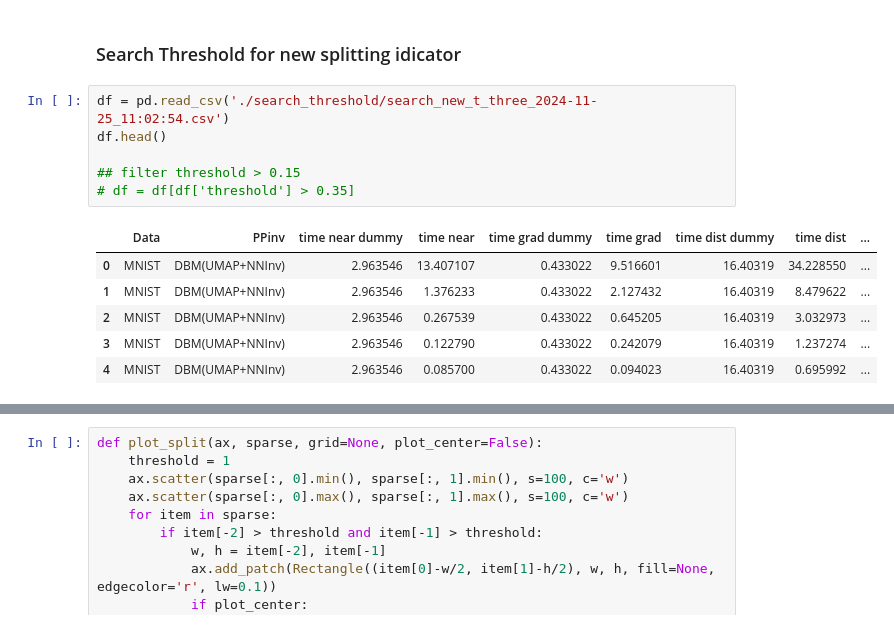
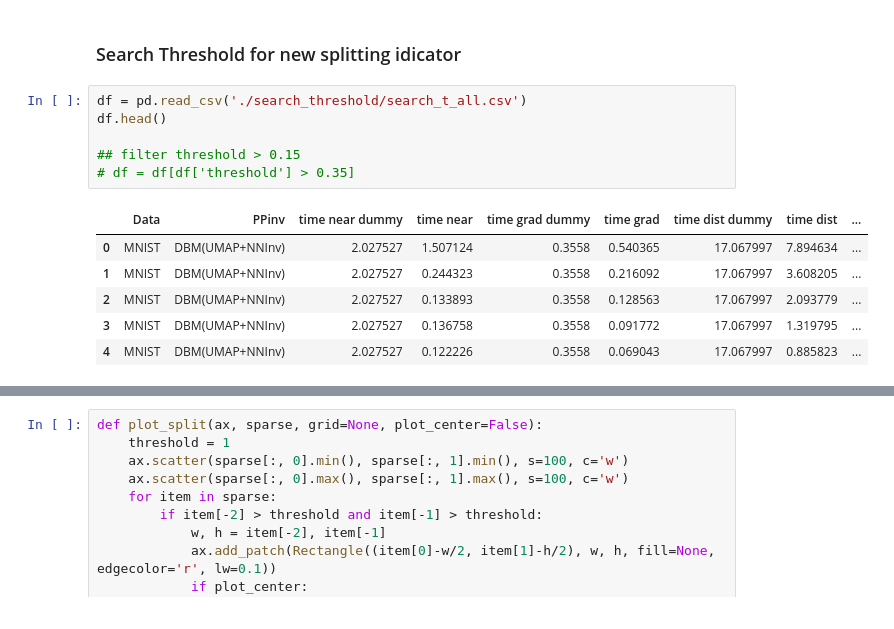
Before and after one commit to wuyuyu1024/map_builder, a Jupyter notebook: results/plot.results.ipynb, the cells around one changed output, grey strips where cells are left out. Cells and saved outputs as stored; diff of their text form.

```diff
--- a/results/plot.results.ipynb
+++ b/results/plot.results.ipynb
@@ -60,15 +60,15 @@ SVM                 $Cons_p$           0.059677  0.036438  0.089264
 # %% [markdown]
 ### Search Threshold for new splitting idicator
 # %%
-df = pd.read_csv('./search_threshold/search_new_t_three_2024-11-25_11:02:54.csv')
+df = pd.read_csv('./search_threshold/search_t_all.csv')
 df.head()
 
 ## filter threshold > 0.15
 # df = df[df['threshold'] > 0.35]
 # %% [output]
 |  | Data | PPinv | time near dummy | time near | time grad dummy | time grad | time dist dummy | time dist | ... |
-| 0 | MNIST | DBM(UMAP+NNInv) | 2.963546 | 13.407107 | 0.433022 | 9.516601 | 16.40319 | 34.228550 | ... |
-| 1 | MNIST | DBM(UMAP+NNInv) | 2.963546 | 1.376233 | 0.433022 | 2.127432 | 16.40319 | 8.479622 | ... |
-| 2 | MNIST | DBM(UMAP+NNInv) | 2.963546 | 0.267539 | 0.433022 | 0.645205 | 16.40319 | 3.032973 | ... |
-| 3 | MNIST | DBM(UMAP+NNInv) | 2.963546 | 0.122790 | 0.433022 | 0.242079 | 16.40319 | 1.237274 | ... |
-| 4 | MNIST | DBM(UMAP+NNInv) | 2.963546 | 0.085700 | 0.433022 | 0.094023 | 16.40319 | 0.695992 | ... |
+| 0 | MNIST | DBM(UMAP+NNInv) | 2.027527 | 1.507124 | 0.3558 | 0.540365 | 17.067997 | 7.894634 | ... |
+| 1 | MNIST | DBM(UMAP+NNInv) | 2.027527 | 0.244323 | 0.3558 | 0.216092 | 17.067997 | 3.608205 | ... |
+| 2 | MNIST | DBM(UMAP+NNInv) | 2.027527 | 0.133893 | 0.3558 | 0.128563 | 17.067997 | 2.093779 | ... |
+| 3 | MNIST | DBM(UMAP+NNInv) | 2.027527 | 0.136758 | 0.3558 | 0.091772 | 17.067997 | 1.319795 | ... |
+| 4 | MNIST | DBM(UMAP+NNInv) | 2.027527 | 0.122226 | 0.3558 | 0.069043 | 17.067997 | 0.885823 | ... |
```
Also changed, not shown: parts of 14 cells of this notebook, 26 other files.
